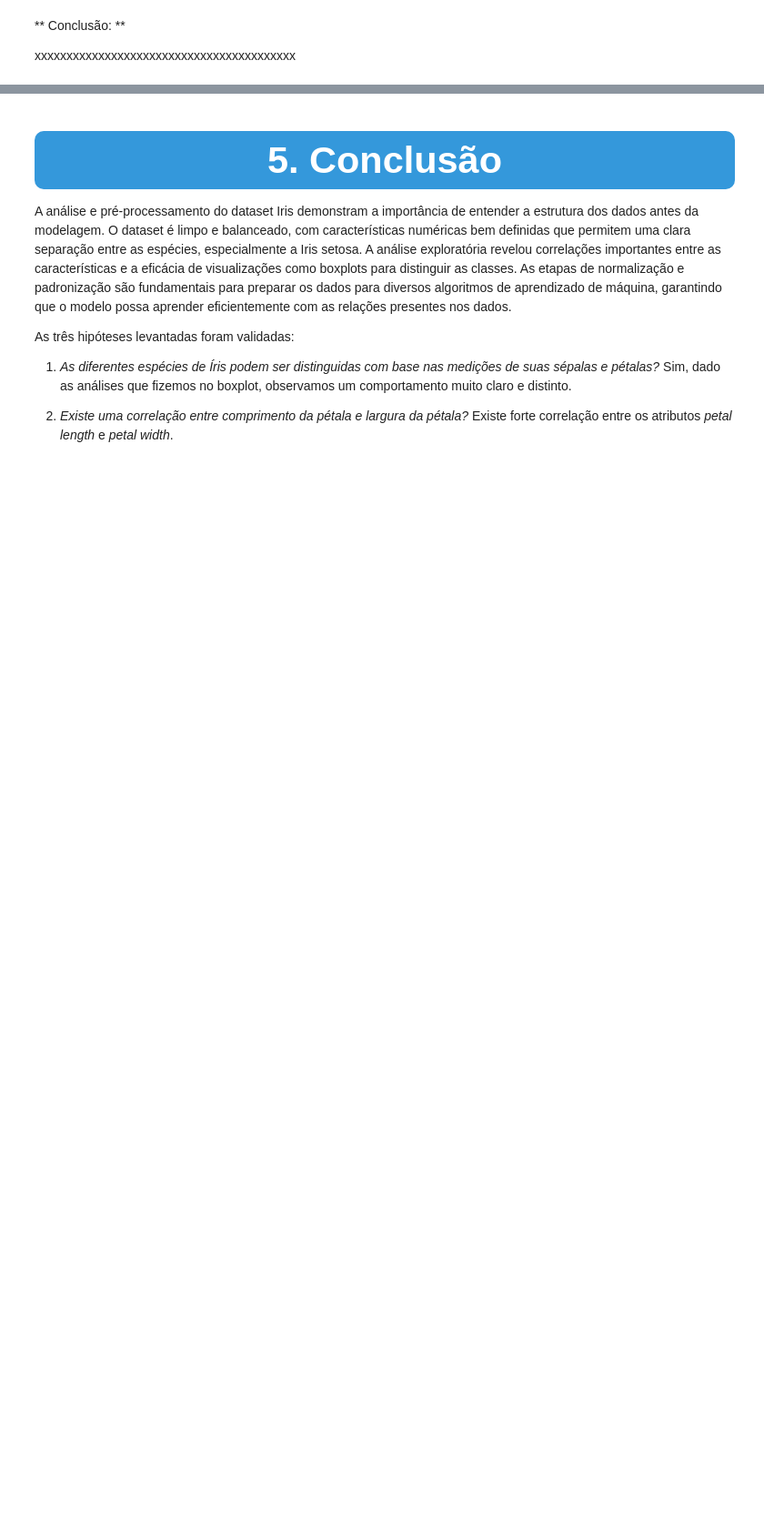
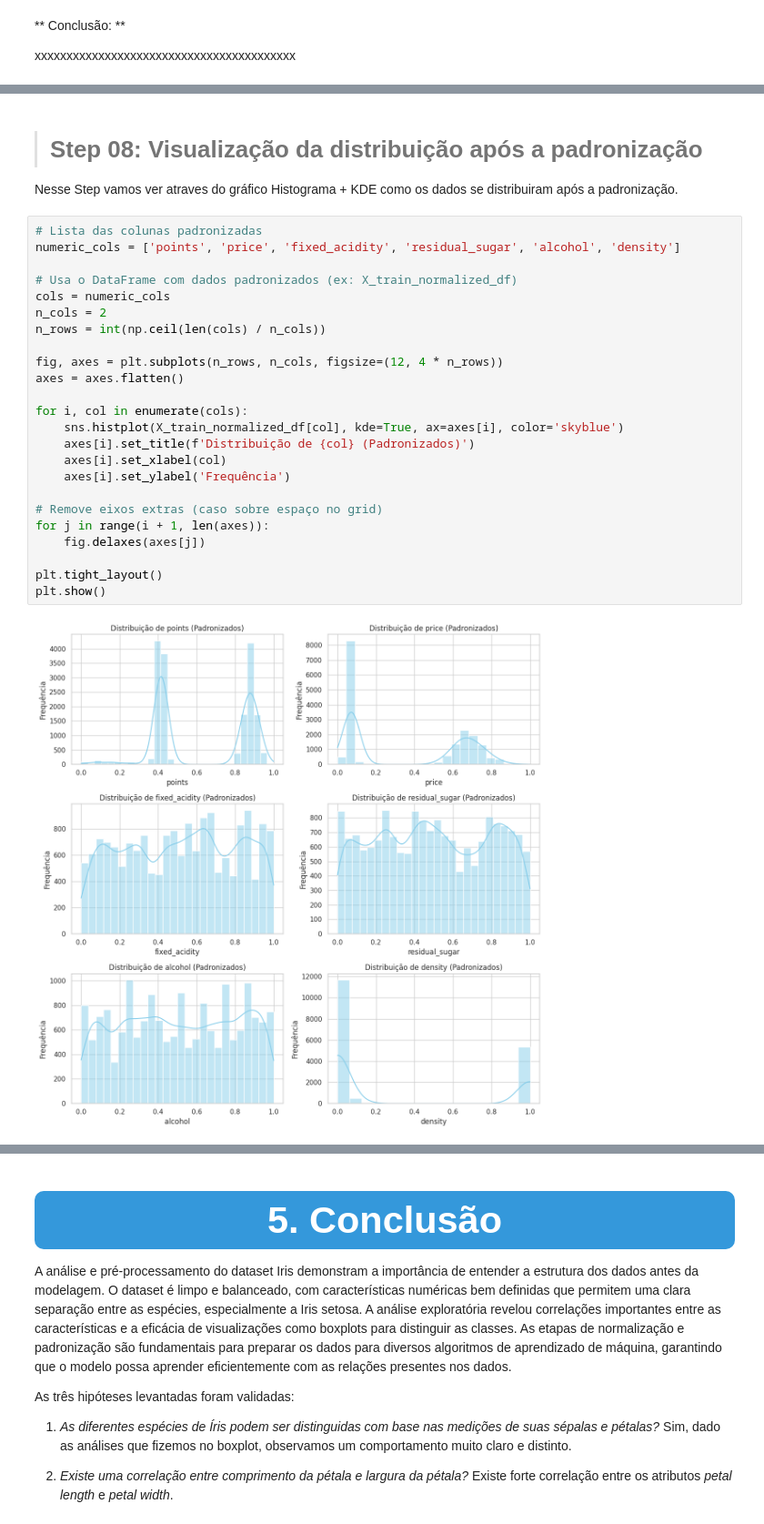
Before and after one commit to RodrigoMarenda/Analise_de_Dados, a Jupyter notebook: Wine_Quality.ipynb, the cells around one changed output, grey strips where cells are left out. Shown at 91% size. Drawn from its saved outputs; the diff is of its cells as text; blank space fills up the shorter version.

```diff
--- a/Wine_Quality.ipynb
+++ b/Wine_Quality.ipynb
@@ -1256,0 +1293,30 @@ xxxxxxxxxxxxxxxxxxxxxxxxxxxxxxxxxxxxxxxxx
+# %% [markdown]
+> # Step 08: Visualização da distribuição após a padronização
+
+Nesse Step vamos ver atraves do gráfico Histograma + KDE como os dados se distribuiram após a padronização.
+# %%
+# Lista das colunas padronizadas
+numeric_cols = ['points', 'price', 'fixed_acidity', 'residual_sugar', 'alcohol', 'density']
+
+# Usa o DataFrame com dados padronizados (ex: X_train_normalized_df)
+cols = numeric_cols
+n_cols = 2
+n_rows = int(np.ceil(len(cols) / n_cols))
+
+fig, axes = plt.subplots(n_rows, n_cols, figsize=(12, 4 * n_rows))
+axes = axes.flatten()
+
+for i, col in enumerate(cols):
+    sns.histplot(X_train_normalized_df[col], kde=True, ax=axes[i], color='skyblue')
+    axes[i].set_title(f'Distribuição de {col} (Padronizados)')
+    axes[i].set_xlabel(col)
+    axes[i].set_ylabel('Frequência')
+
+# Remove eixos extras (caso sobre espaço no grid)
+for j in range(i + 1, len(axes)):
+    fig.delaxes(axes[j])
+
+plt.tight_layout()
+plt.show()
+# %% [output]
+[figure, added]
```
Also changed, not shown: parts of 4 cells of this notebook.
